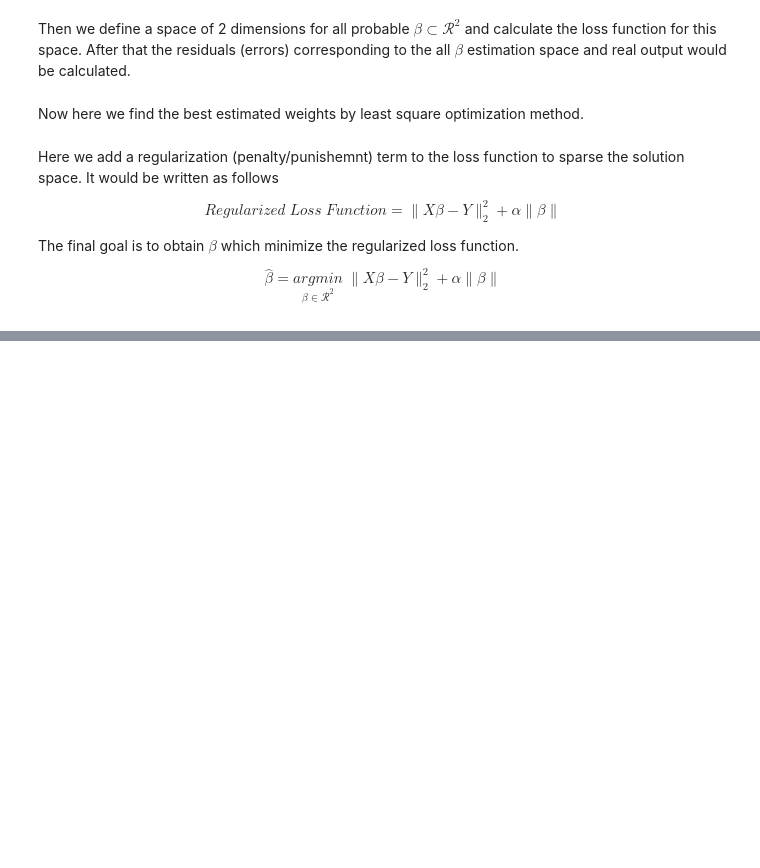
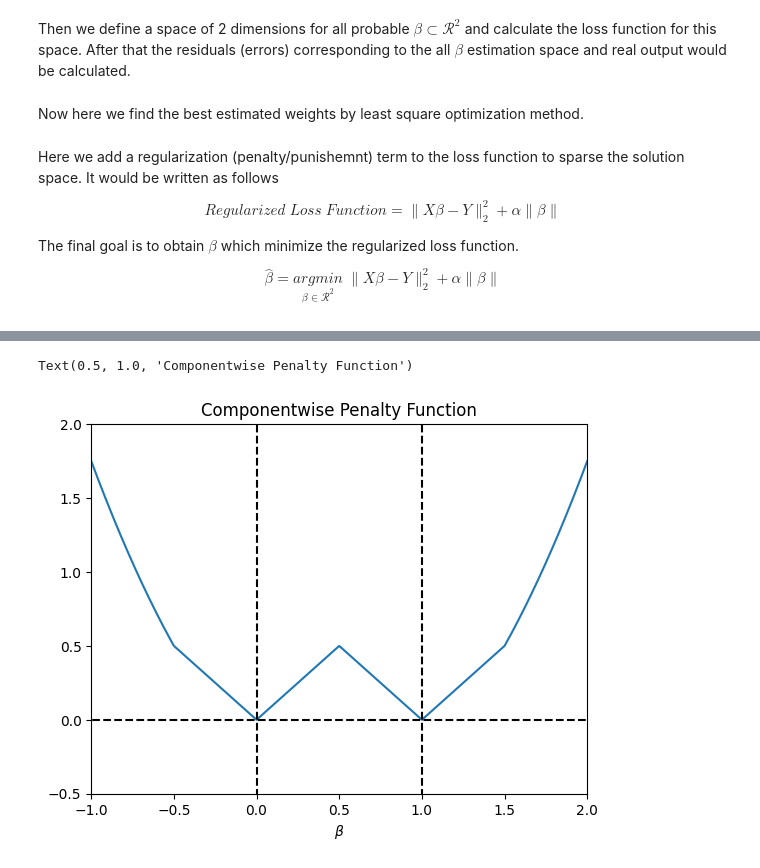
Before and after one commit to shahrzaddii/https---github.com-shahrzaddii-Sparsity, a Jupyter notebook: sparsity.ipynb, the cells around one changed output, grey strips where cells are left out. Drawn from its saved outputs; the diff is of its cells as text; code cells hidden in the pictures; blank space fills up the shorter version.

```diff
--- a/sparsity.ipynb
+++ b/sparsity.ipynb
@@ -313,23 +309,26 @@ p(\beta) = \Bigg\{
 # %%
 beta_range = np.linspace(-1, 2, 1000)
 def penalty_function_order2(x):
     if abs(x)<=0.5:
       return abs(x)
     elif x>0.5 and x<=1.5:
       return abs(x-1)
     # elif x<-0.5:
     #   return 2*(x-0.5)**2-1.5
     else:
       return (x-0.5)**2-0.5
 fun = np.vectorize(penalty_function_order2)
 penalty = fun(beta_range)
 
 plt.plot(beta_range,penalty)
 plt.vlines(0,-1,5,linestyles='--',colors='black')
 plt.vlines(1,-1,5,linestyles='--',colors='black')
 plt.hlines(0,-1.5,2,linestyles='--',colors='black')
 plt.ylim([-0.5,2])
 plt.xlim([-1,2])
 plt.xlabel('$\\beta$')
-plt.title('Piecewise-Penalty Function')
+plt.title('Componentwise Penalty Function')
+# %% [output]
+Text(0.5, 1.0, 'Componentwise Penalty Function')
+[figure, added]
 # %%
```
Also changed, not shown: parts of 18 cells of this notebook.
